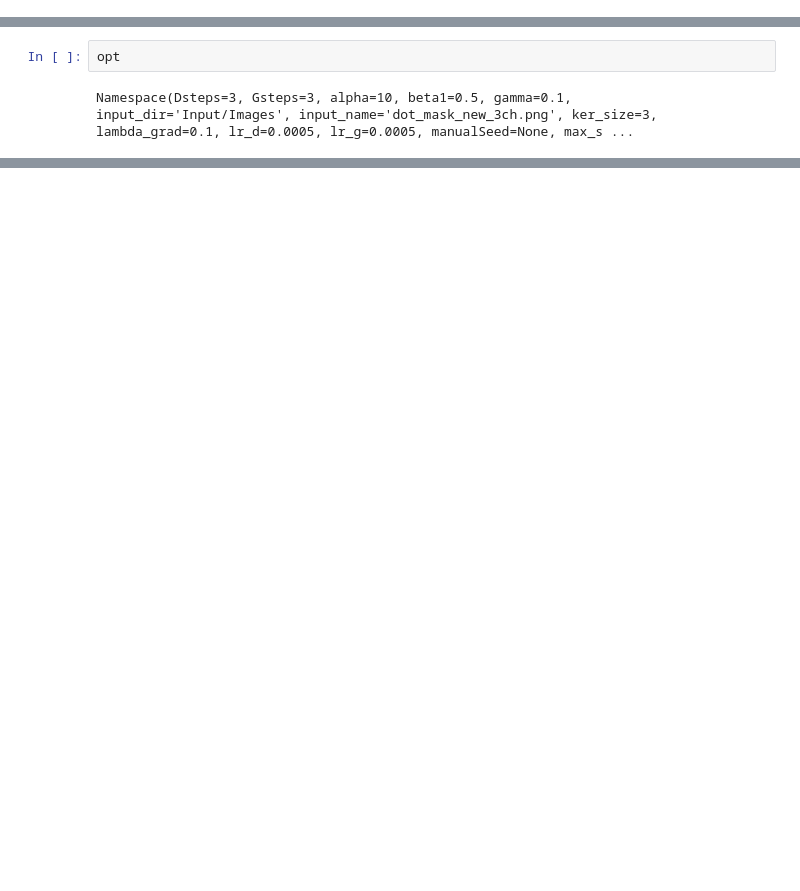
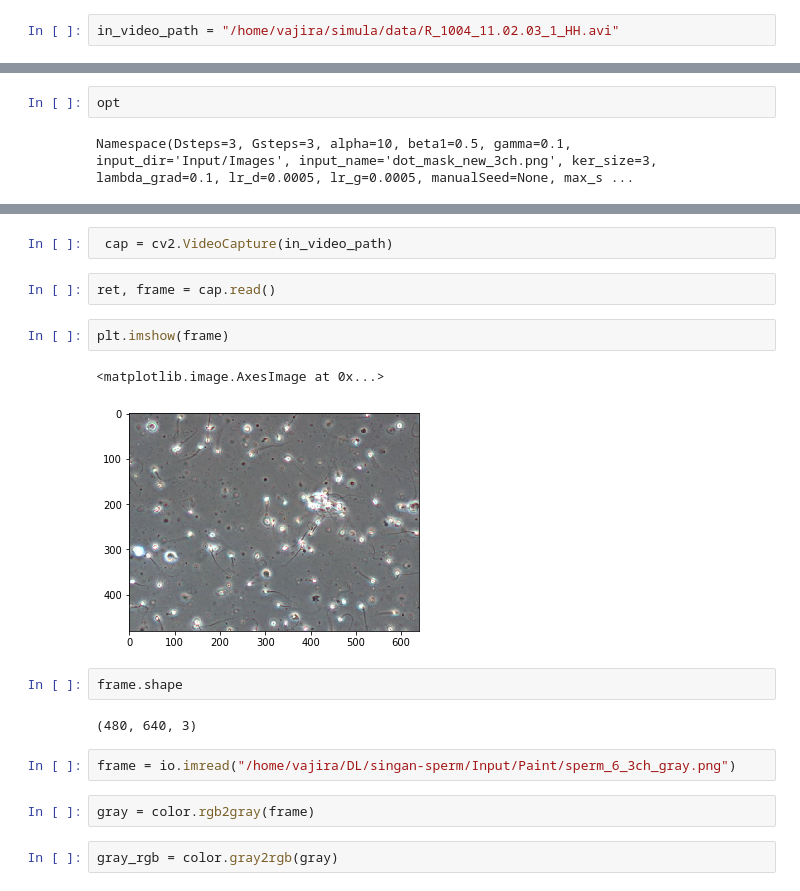
Before and after one commit to vlbthambawita/singan-sperm, a Jupyter notebook: paint2image.ipynb, the cells around one changed output, grey strips where cells are left out. Drawn from its saved outputs; the diff is of its cells as text; blank space fills up the shorter version.

Commit message:
working video make

```diff
--- a/paint2image.ipynb
+++ b/paint2image.ipynb
@@ -7,3 +9,5 @@ from SinGAN.training import *
 from SinGAN.imresize import imresize
 from SinGAN.imresize import imresize_to_shape
 import SinGAN.functions as functions
+# %%
+in_video_path = "/home/vajira/simula/data/R_1004_11.02.03_1_HH.avi"
@@ -95,0 +239,19 @@ torch.Size([1, 3, 33, 43])
+# %%
+ cap = cv2.VideoCapture(in_video_path)
+# %%
+ret, frame = cap.read()
+# %%
+plt.imshow(frame)
+# %% [output]
+<matplotlib.image.AxesImage at 0x...>
+[figure, added]
+# %%
+frame.shape
+# %% [output]
+(480, 640, 3)
+# %%
+frame = io.imread("/home/vajira/DL/singan-sperm/Input/Paint/sperm_6_3ch_gray.png")
+# %%
+gray = color.rgb2gray(frame)
+# %%
+gray_rgb = color.gray2rgb(gray)
```
Also changed, not shown: parts of 17 cells of this notebook, 1 other file.
